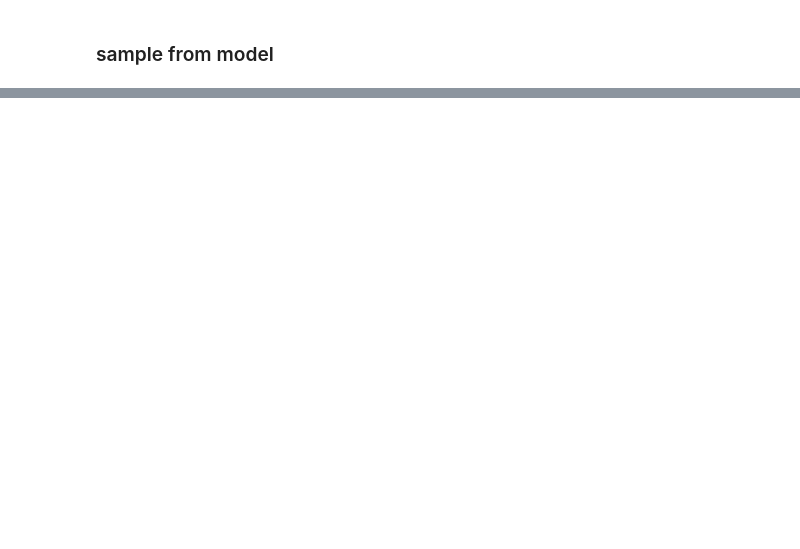
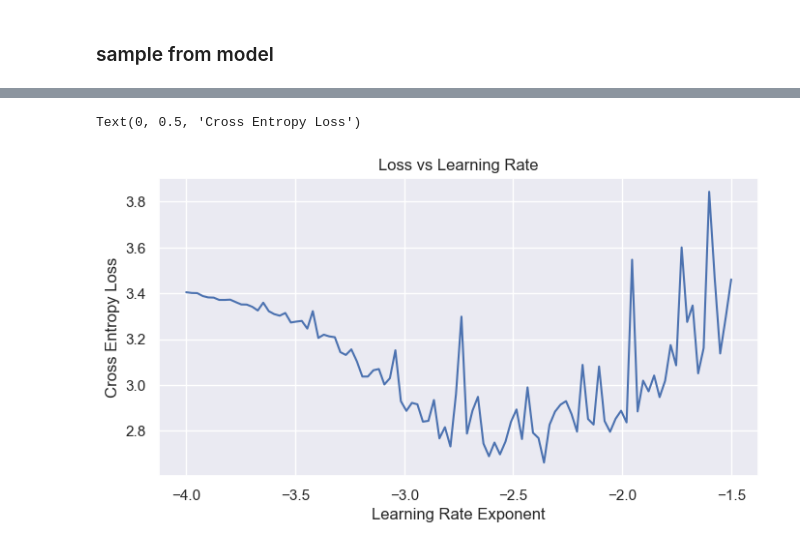
Before and after one commit to haukesteffen/LearningPyTorch, a Jupyter notebook: 4-rnn.ipynb, the cells around one changed output, grey strips where cells are left out. Saved outputs shown, nothing was run; the diff lists cells and outputs as text; code cells hidden in the pictures; blank space fills up the shorter version.

```diff
--- a/4-rnn.ipynb
+++ b/4-rnn.ipynb
@@ -205,0 +283,5 @@ puvayoxsikougonox waty avisquvisecechorinkicioxqles g bug frkinyseqlifilokigomal
+# %%
+rnn = SimpleRNN()
+optimizer = optim.AdamW(rnn.parameters(), lr=10**-3.0, weight_decay=1e-5)
+lr_schedule = optim.lr_scheduler.ExponentialLR(optimizer, gamma=0.9, verbose=False)
+loss_fn = nn.CrossEntropyLoss()
@@ -205,0 +404,10 @@ puvayoxsikougonox waty avisquvisecechorinkicioxqles g bug frkinyseqlifilokigomal
+# %%
+embedding_dims = 10
+context_size = 16
+batch_size = 1
+hidden_units = 256
+epochs = 100
+max_grad = 3.0
+# %%
+training_data = HackerNewsContextSequence(context_size=context_size, number_of_strings=1000)
+train_dataloader = DataLoader(training_data, batch_size=1, shuffle=False, drop_last=True)
@@ -205,0 +527,42 @@ puvayoxsikougonox waty avisquvisecechorinkicioxqles g bug frkinyseqlifilokigomal
+# %%
+iterator = iter(train_dataloader)
+
+rnn = Net(
+    batch_size=batch_size,
+    vocab_size=len(training_data.vocabulary),
+    context_size=context_size,
+    embedding_dims=embedding_dims,
+    hidden_units=hidden_units,
+    device=device
+)
+rnn.train()
+optimizer = optim.AdamW(rnn.parameters())
+loss_fn = nn.CrossEntropyLoss()
+
+lr_exps = torch.linspace(-4, -1.5, 100)
+lrs = 10**lr_exps
+losses = []
+
+for lr in lrs:
+    for param_group in optimizer.param_groups:
+            param_group['lr'] = lr
+    (X, y) = next(iterator)
+    X, y = X[-1], y[-1]
+    X, y = X.to(device), y.to(device)
+    ypred = rnn(X)
+    loss = loss_fn(ypred[:, -1, :], y[:, -1, :])
+    losses.append(loss.item())
+    optimizer.zero_grad()
+    loss.backward()
+    nn.utils.clip_grad_norm_(rnn.parameters(), max_norm=max_grad)
+    optimizer.step()
+
+fig, ax = plt.subplots(figsize=(8,4))
+sns.set_style()
+plt.plot(lr_exps, losses)
+ax.set_title('Loss vs Learning Rate')
+ax.set_xlabel('Learning Rate Exponent')
+ax.set_ylabel('Cross Entropy Loss')
+# %% [output]
+Text(0, 0.5, 'Cross Entropy Loss')
+[figure, added]
```
Also changed, not shown: parts of 28 cells of this notebook, 2 other files.
